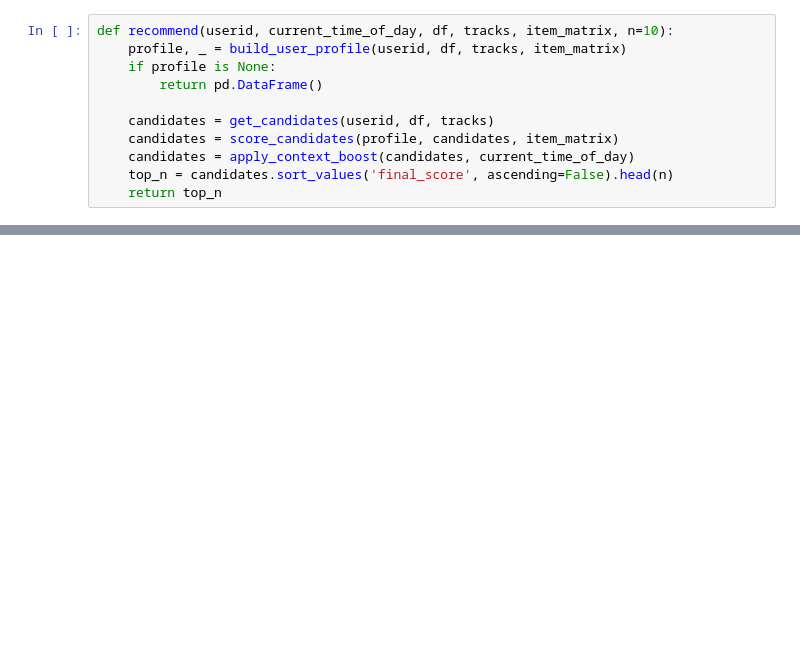
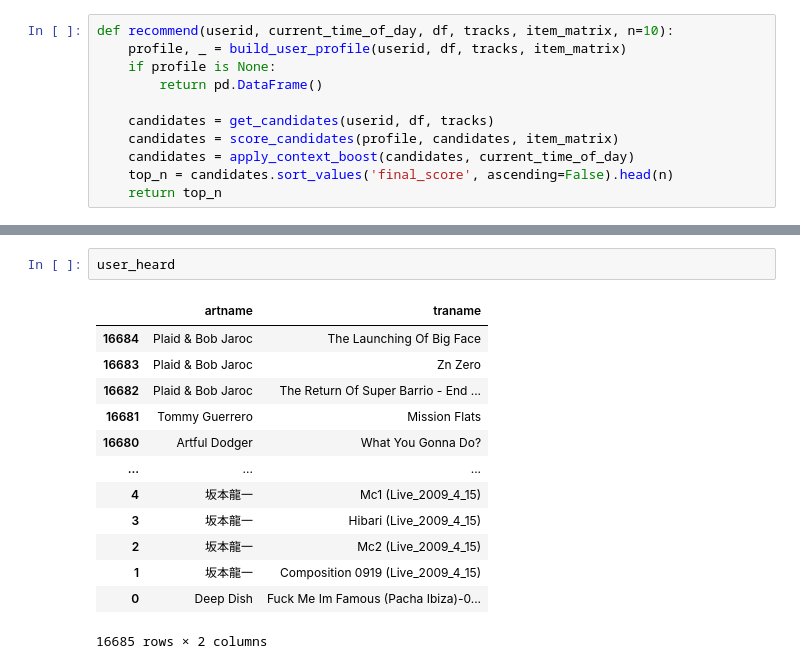
Before and after one commit to Montmont20z/music-recommender, a Jupyter notebook: notebook.ipynb, the cells around one changed output, grey strips where cells are left out. Drawn from its saved outputs; the diff is of its cells as text; blank space fills up the shorter version.

```diff
--- a/notebook.ipynb
+++ b/notebook.ipynb
@@ -417,0 +455,16 @@ print(results[['artname', 'traname', 'final_score', 'explanation']].to_string())
+# %%
+user_heard
+# %% [output]
+|  | artname | traname |
+| 16684 | Plaid & Bob Jaroc | The Launching Of Big Face |
+| 16683 | Plaid & Bob Jaroc | Zn Zero |
+| 16682 | Plaid & Bob Jaroc | The Return Of Super Barrio - End ... |
+| 16681 | Tommy Guerrero | Mission Flats |
+| 16680 | Artful Dodger | What You Gonna Do? |
+| ... | ... | ... |
+| 4 | 坂本龍一 | Mc1 (Live_2009_4_15) |
+| 3 | 坂本龍一 | Hibari (Live_2009_4_15) |
+| 2 | 坂本龍一 | Mc2 (Live_2009_4_15) |
+| 1 | 坂本龍一 | Composition 0919 (Live_2009_4_15) |
+| 0 | Deep Dish | Fuck Me Im Famous (Pacha Ibiza)-0... |
+16685 rows × 2 columns
```
Also changed, not shown: parts of 15 cells of this notebook.
